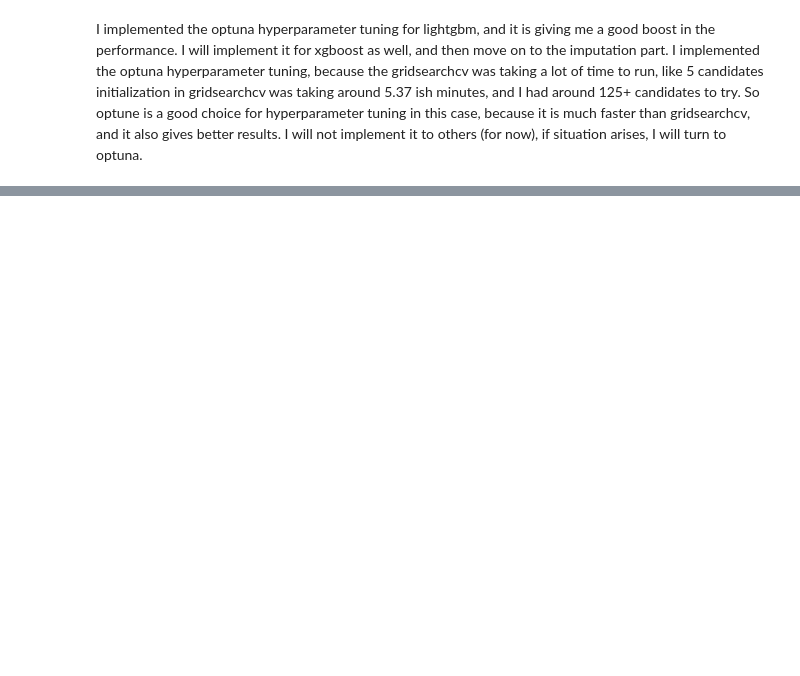
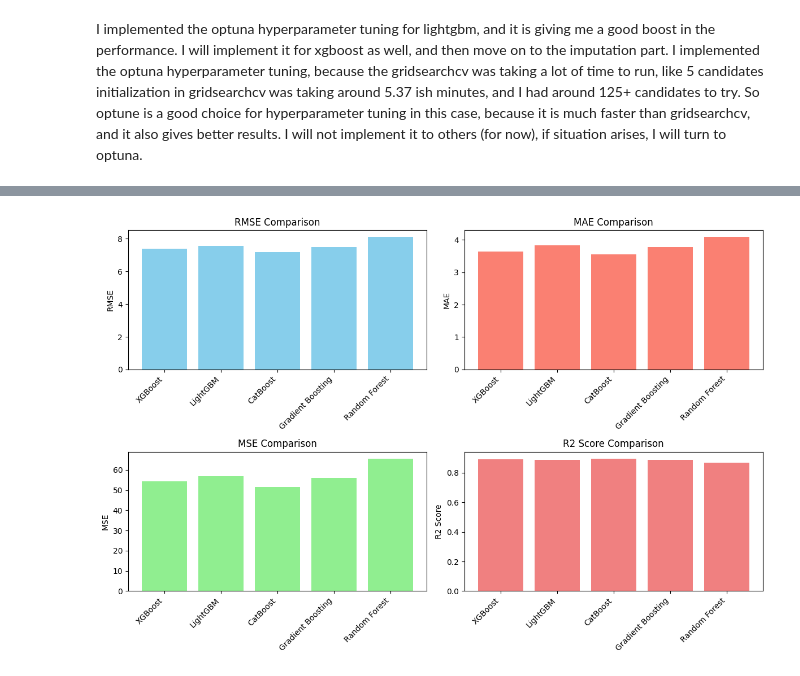
Before and after one commit to IAM-MUKUND/advanced-concrete-analysis, a Jupyter notebook: combined_dataset_regression_research.ipynb, the cells around one changed output, grey strips where cells are left out. Drawn from its saved outputs; the diff is of its cells as text; code cells hidden in the pictures; blank space fills up the shorter version.

```diff
--- a/combined_dataset_regression_research.ipynb
+++ b/combined_dataset_regression_research.ipynb
@@ -259,6 +360,6 @@ print(lgbm_eval)
 # %%
-y_pred_gradient_boost = best_model_gradient_boost.predict(X_test_imputed)
+y_pred_gradient_boost = gradient_boost_model.predict(X_test_imputed)
 
 gradient_boost_eval = evaluate_model(y_test ,y_pred_gradient_boost)
 
-print(gradient_boost_eval)
+print("gb eval:",gradient_boost_eval)
@@ -265,6 +368,6 @@ print(gradient_boost_eval)
 # %%
-y_pred_rf = best_model_rf.predict(X_test_imputed)
+y_pred_rf = random_forest_model.predict(X_test_imputed)
 
 rf_eval = evaluate_model(y_test, y_pred_rf)
 
-print(rf_eval)
+print("rf eval:",rf_eval)
@@ -270,0 +393,37 @@ print(rf_eval)
+# %%
+# visualization of results
+
+results = pd.DataFrame({
+    "Model": ["XGBoost", "LightGBM", "CatBoost", "Gradient Boosting", "Random Forest"],
+    "RMSE": [xgb_eval["RMSE"], lgbm_eval["RMSE"], catboost_eval["RMSE"], gradient_boost_eval["RMSE"], rf_eval["RMSE"]],
+    "MAE": [xgb_eval["MAE"], lgbm_eval["MAE"], catboost_eval["MAE"], gradient_boost_eval["MAE"], rf_eval["MAE"]],
+    "MSE": [xgb_eval["MSE"], lgbm_eval["MSE"], catboost_eval["MSE"], gradient_boost_eval["MSE"], rf_eval["MSE"]],
+    "R2 Score": [xgb_eval["R2 Score"], lgbm_eval["R2 Score"], catboost_eval["R2 Score"], gradient_boost_eval["R2 Score"], rf_eval["R2 Score"]]
+})
+# %%
+# combined comparison table
+
+import matplotlib.pyplot as plt
+
+fig, axes = plt.subplots(2, 2, figsize=(12, 8))
+
+models = results["Model"].to_list()
+
+plot_data = {
+    "RMSE": 'skyblue',
+    "MAE": 'salmon',
+    "MSE": 'lightgreen',
+    "R2 Score": 'lightcoral'
+}
+
+for ax, (metric, color) in zip(axes.flatten(), plot_data.items()):
+	ax.bar(models, results[metric], color=color)
+	ax.set_title(f'{metric} Comparison')
+	ax.set_xticks(range(len(models)))
+	ax.set_xticklabels(models, rotation=45, ha='right')
+	ax.set_ylabel(metric)
+
+plt.tight_layout()
+plt.show()
+# %% [output]
+[figure, added]
```
Also changed, not shown: parts of 31 cells of this notebook, 2 other files.
